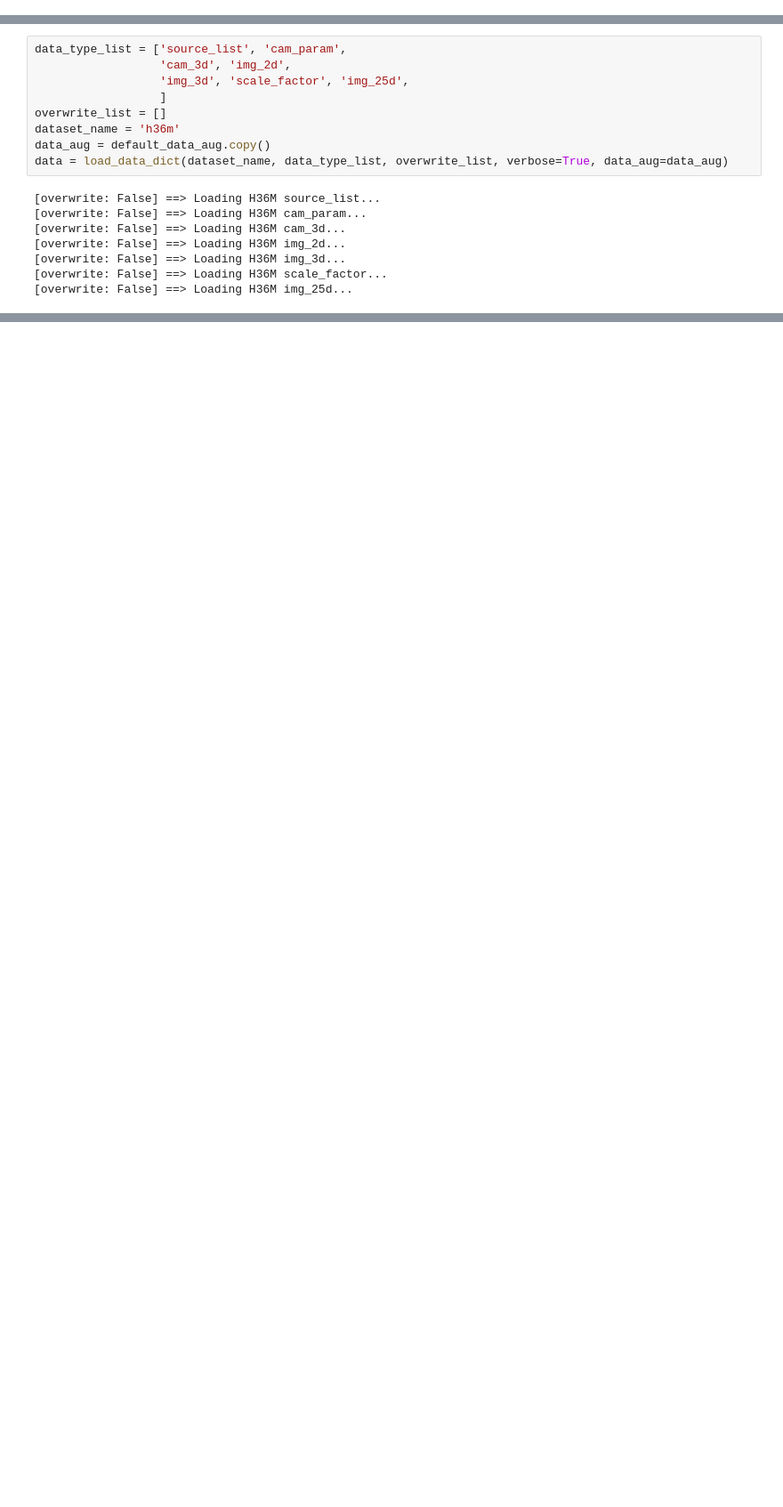
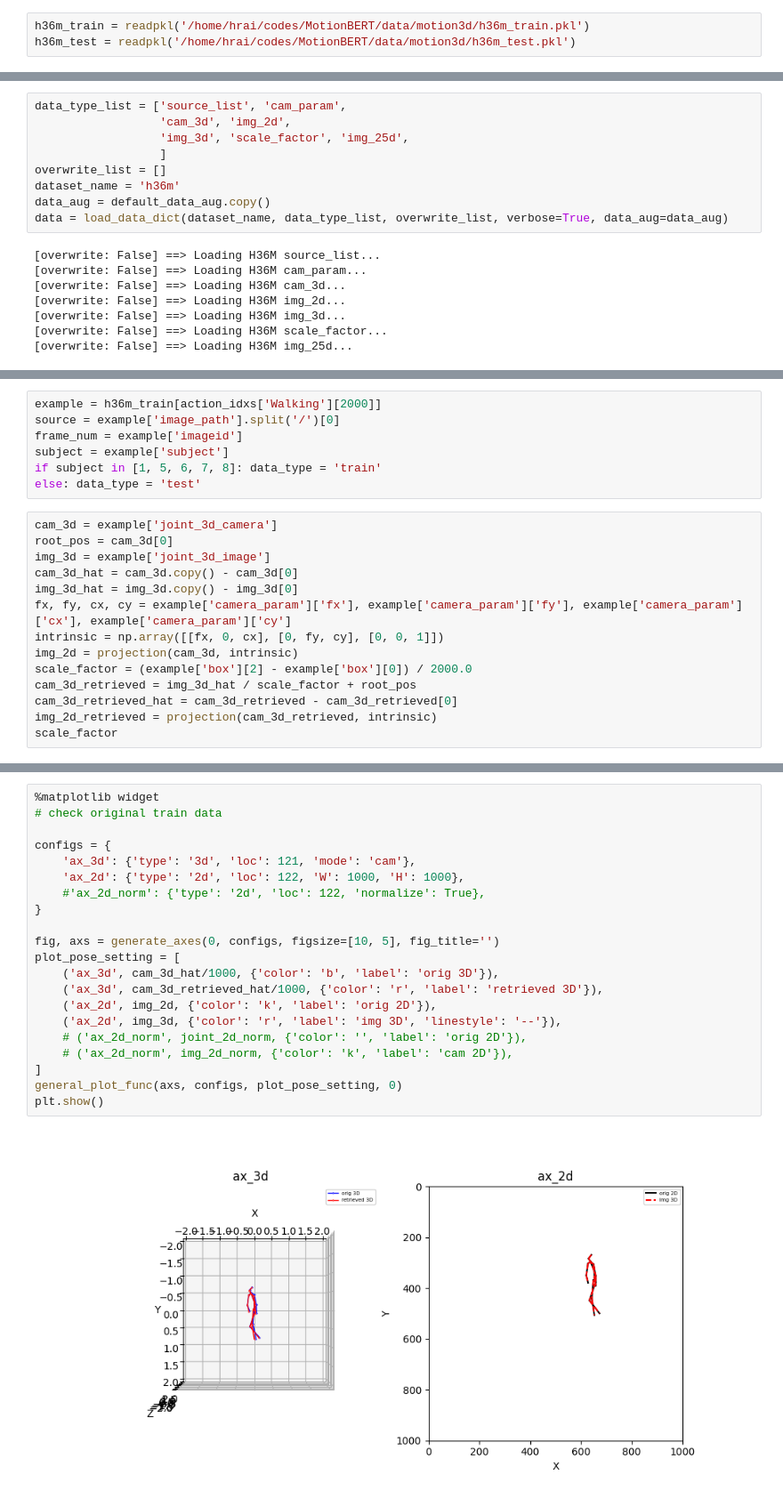
Before and after one commit to hoo223/MotionBERT, a Jupyter notebook: custom_codes/dataset_generation/modify_h36m_sh.ipynb, the cells around one changed output, grey strips where cells are left out. Shown at 89% size. Cells and saved outputs as stored; diff of their text form; blank space fills up the shorter version.

```diff
--- a/custom_codes/dataset_generation/modify_h36m_sh.ipynb
+++ b/custom_codes/dataset_generation/modify_h36m_sh.ipynb
@@ -5,0 +19,3 @@ from common_import import *
+# %%
+h36m_train = readpkl('/home/hrai/codes/MotionBERT/data/motion3d/h36m_train.pkl')
+h36m_test = readpkl('/home/hrai/codes/MotionBERT/data/motion3d/h36m_test.pkl')
@@ -171,0 +112,21 @@ plt.show()
+# %%
+example = h36m_train[action_idxs['Walking'][2000]]
+source = example['image_path'].split('/')[0]
+frame_num = example['imageid']
+subject = example['subject']
+if subject in [1, 5, 6, 7, 8]: data_type = 'train'
+else: data_type = 'test'
+# %%
+cam_3d = example['joint_3d_camera']
+root_pos = cam_3d[0]
+img_3d = example['joint_3d_image']
+cam_3d_hat = cam_3d.copy() - cam_3d[0]
+img_3d_hat = img_3d.copy() - img_3d[0]
+fx, fy, cx, cy = example['camera_param']['fx'], example['camera_param']['fy'], example['camera_param']['cx'], example['camera_param']['cy']
+intrinsic = np.array([[fx, 0, cx], [0, fy, cy], [0, 0, 1]])
+img_2d = projection(cam_3d, intrinsic)
+scale_factor = (example['box'][2] - example['box'][0]) / 2000.0
+cam_3d_retrieved = img_3d_hat / scale_factor + root_pos
+cam_3d_retrieved_hat = cam_3d_retrieved - cam_3d_retrieved[0]
+img_2d_retrieved = projection(cam_3d_retrieved, intrinsic)
+scale_factor
@@ -171,0 +155,23 @@ plt.show()
+# %%
+%matplotlib widget
+# check original train data
+
+configs = {
+    'ax_3d': {'type': '3d', 'loc': 121, 'mode': 'cam'},
+    'ax_2d': {'type': '2d', 'loc': 122, 'W': 1000, 'H': 1000},
+    #'ax_2d_norm': {'type': '2d', 'loc': 122, 'normalize': True},
+}
+
+fig, axs = generate_axes(0, configs, figsize=[10, 5], fig_title='')
+plot_pose_setting = [
+    ('ax_3d', cam_3d_hat/1000, {'color': 'b', 'label': 'orig 3D'}),
+    ('ax_3d', cam_3d_retrieved_hat/1000, {'color': 'r', 'label': 'retrieved 3D'}),
+    ('ax_2d', img_2d, {'color': 'k', 'label': 'orig 2D'}),
+    ('ax_2d', img_3d, {'color': 'r', 'label': 'img 3D', 'linestyle': '--'}),
+    # ('ax_2d_norm', joint_2d_norm, {'color': '', 'label': 'orig 2D'}),
+    # ('ax_2d_norm', img_2d_norm, {'color': 'k', 'label': 'cam 2D'}),
+]
+general_plot_func(axs, configs, plot_pose_setting, 0)
+plt.show()
+# %% [output]
+[figure, added]
```
Also changed, not shown: parts of 53 cells of this notebook, 11 other files.
